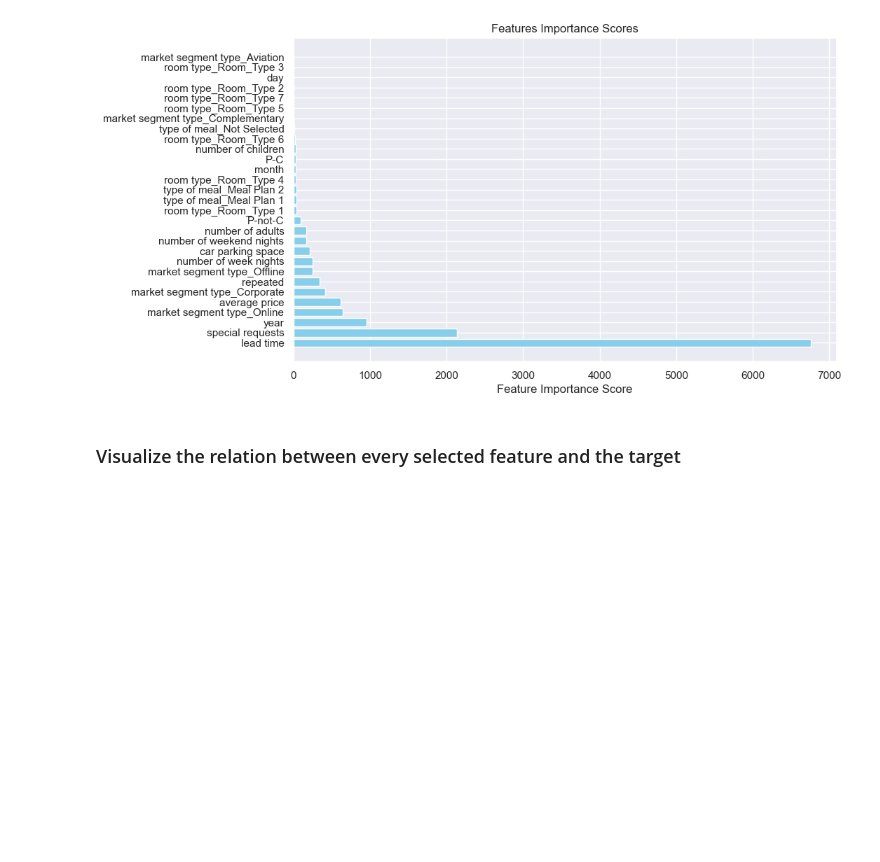
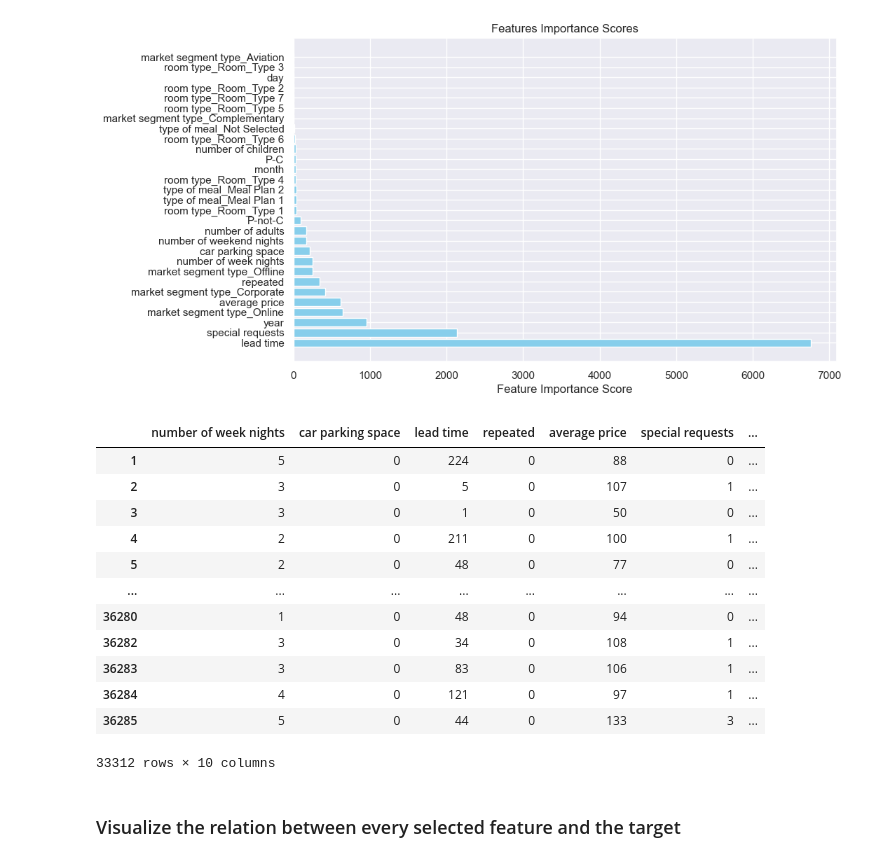
Before and after one commit to YoussefAboelwafa/Hotel-Booking-Cancellation-Prediction, a Jupyter notebook: notebook.ipynb, the cells around one changed output. Drawn from its saved outputs; the diff is of its cells as text; code cells hidden in the pictures; blank space fills up the shorter version.

```diff
--- a/notebook.ipynb
+++ b/notebook.ipynb
@@ -297,6 +297,23 @@ plt.title("Features Importance Scores")
 plt.show()
 # %% [output]
 [figure]
+# %%
+selected_features_df = features.iloc[:, selected_features_indices]
+selected_features_df
+# %% [output]
+|  | number of week nights | car parking space | lead time | repeated | average price | special requests | ... |
+| 1 | 5 | 0 | 224 | 0 | 88 | 0 | ... |
+| 2 | 3 | 0 | 5 | 0 | 107 | 1 | ... |
+| 3 | 3 | 0 | 1 | 0 | 50 | 0 | ... |
+| 4 | 2 | 0 | 211 | 0 | 100 | 1 | ... |
+| 5 | 2 | 0 | 48 | 0 | 77 | 0 | ... |
+| ... | ... | ... | ... | ... | ... | ... | ... |
+| 36280 | 1 | 0 | 48 | 0 | 94 | 0 | ... |
+| 36282 | 3 | 0 | 34 | 0 | 108 | 1 | ... |
+| 36283 | 3 | 0 | 83 | 0 | 106 | 1 | ... |
+| 36284 | 4 | 0 | 121 | 0 | 97 | 1 | ... |
+| 36285 | 5 | 0 | 44 | 0 | 133 | 3 | ... |
+33312 rows × 10 columns
 # %% [markdown]
 ### Visualize the relation between every selected feature and the target
 # %%
```
